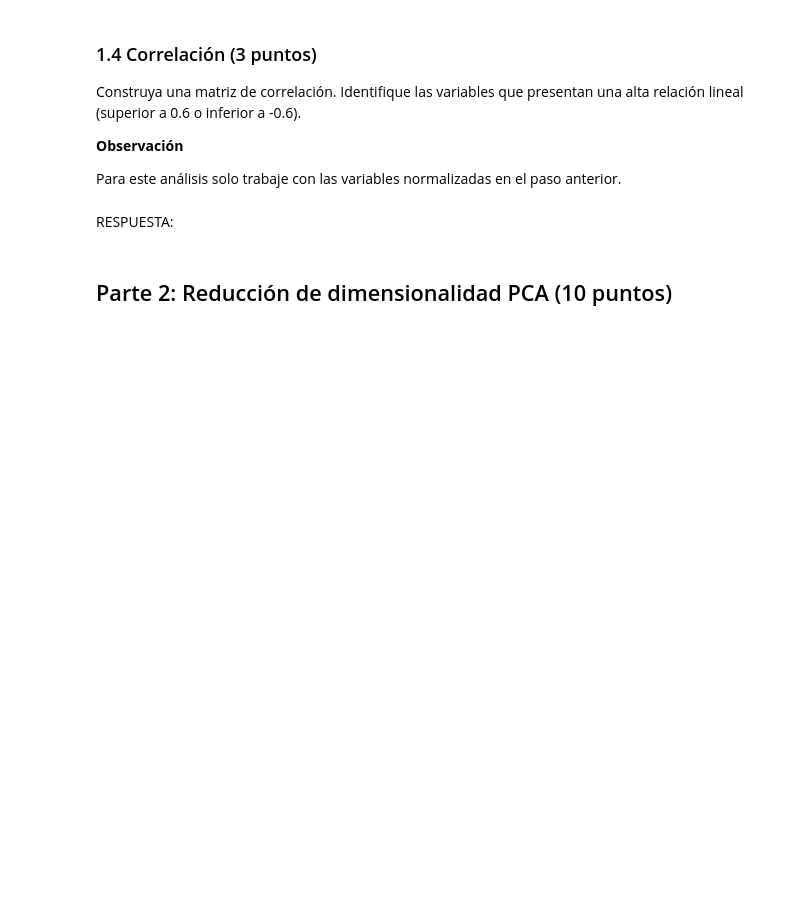
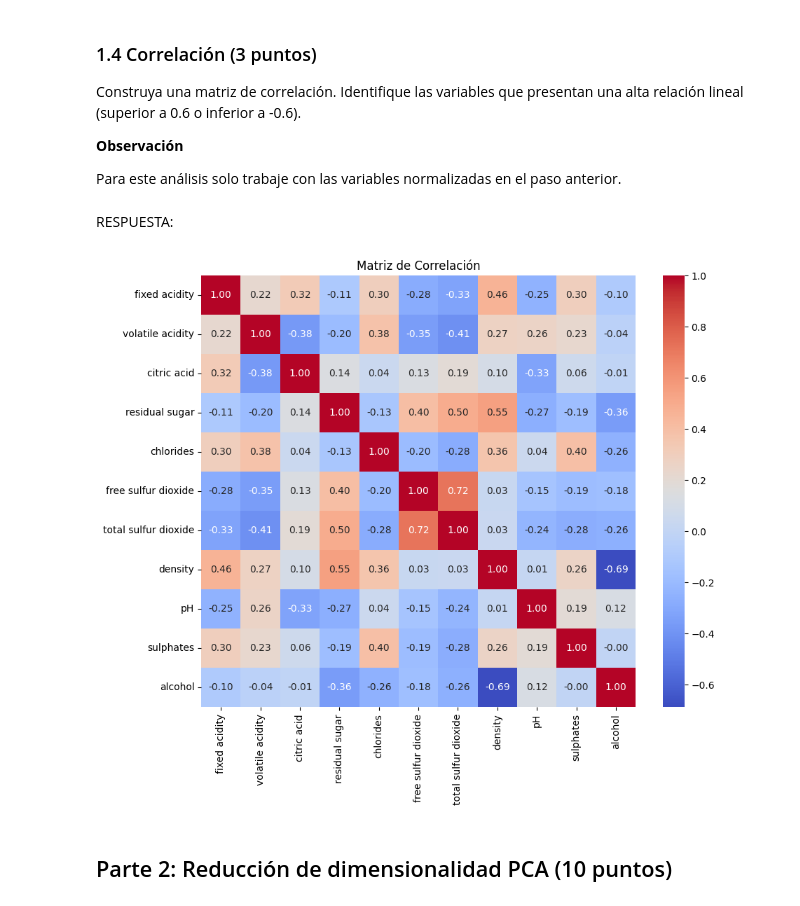
Before and after one commit to VicenteLavagnino/IIC2433, a Jupyter notebook: Tareas/T1/T1-VicenteLavagnino.ipynb, the cells around one changed output. Cells and saved outputs as stored; diff of their text form; code cells hidden in the pictures; blank space fills up the shorter version.

```diff
--- a/Tareas/T1/T1-VicenteLavagnino.ipynb
+++ b/Tareas/T1/T1-VicenteLavagnino.ipynb
@@ -210,8 +245,10 @@ RESPUESTA:
 # %%
-# Normalización de los datos
-from sklearn.preprocessing import MinMaxScaler
+# Normalización de los datos, sin considerar la variable quality y type
+
 scaler = MinMaxScaler()
-df_scaled = pd.DataFrame(scaler.fit_transform(df), columns=df.columns)
+df_scaled = df.copy()
+df_scaled = df_scaled.drop(columns=['quality', 'type'])
+df_scaled[df_scaled.columns] = scaler.fit_transform(df_scaled[df_scaled.columns])
 print("Datos normalizados:")
 print(df_scaled.head())
 # %% [output]
@@ -226,6 +279,15 @@ Construya una matriz de correlación. Identifique las variables que presentan un
 Para este análisis solo trabaje con las variables normalizadas en el paso anterior.
 # %% [markdown]
 RESPUESTA:
+# %%
+# Matriz de correlación
+plt.figure(figsize=(10, 8))
+correlation_matrix = df_scaled.corr()
+sns.heatmap(correlation_matrix, annot=True, cmap='coolwarm', fmt='.2f')
+plt.title("Matriz de Correlación")
+plt.show()
+# %% [output]
+[figure, added]
 # %% [markdown]
 ## Parte 2: Reducción de dimensionalidad PCA (10 puntos)
 # %% [markdown]
```
Also changed, not shown: parts of 6 cells of this notebook.
